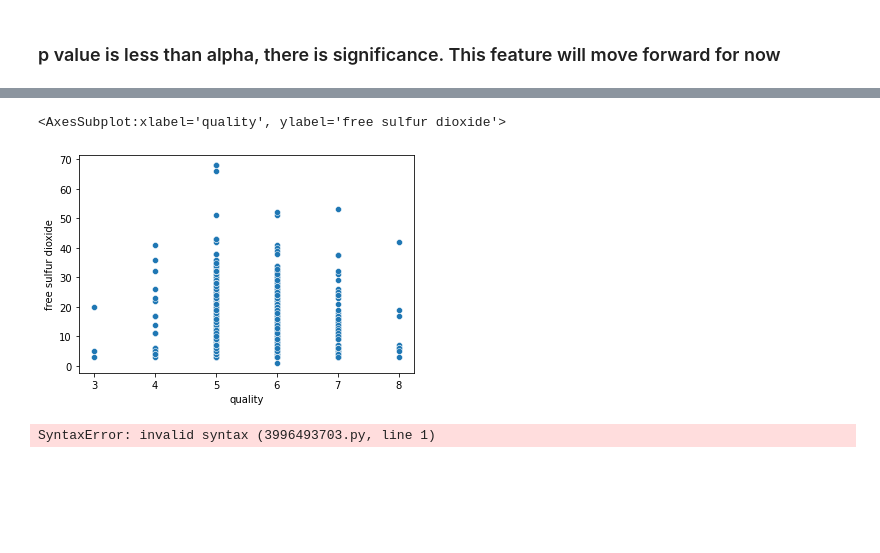
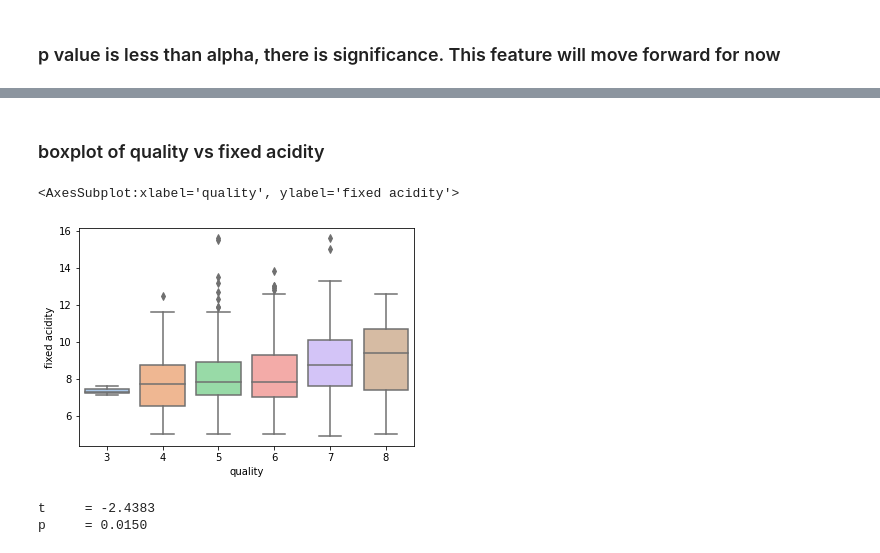
Before and after one commit to Michael-Austin-Mesa/wine-classification-project, a Jupyter notebook: explore.ipynb, the cells around one changed output, grey strips where cells are left out. Saved outputs shown, nothing was run; the diff lists cells and outputs as text; code cells hidden in the pictures; blank space fills up the shorter version.

```diff
--- a/explore.ipynb
+++ b/explore.ipynb
@@ -228,9 +190,7 @@ sb.scatterplot(data=train, x=train['quality'],y=train['residual sugar'])
-# %%
-sb.scatterplot(data=train, x=train['quality'],y=train['free sulfur dioxide'])
-# %% [output]
-<AxesSubplot:xlabel='quality', ylabel='free sulfur dioxide'>
-[figure, removed]
-# %%
-for i in
-# %% [output]
-SyntaxError: invalid syntax (3996493703.py, line 1)
+# %% [markdown]
+### boxplot of quality vs fixed acidity
+# %%
+sns.boxplot(data=train, x=train['quality'],y=train['fixed acidity'])
+# %% [output]
+<AxesSubplot:xlabel='quality', ylabel='fixed acidity'>
+[figure, added]
@@ -236,0 +207,5 @@ SyntaxError: invalid syntax (3996493703.py, line 1)
+# %%
+get_ind_ttest_fixed_acid(train)
+# %% [output]
+t     = -2.4383
+p     = 0.0150
```
Also changed, not shown: parts of 48 cells of this notebook.
